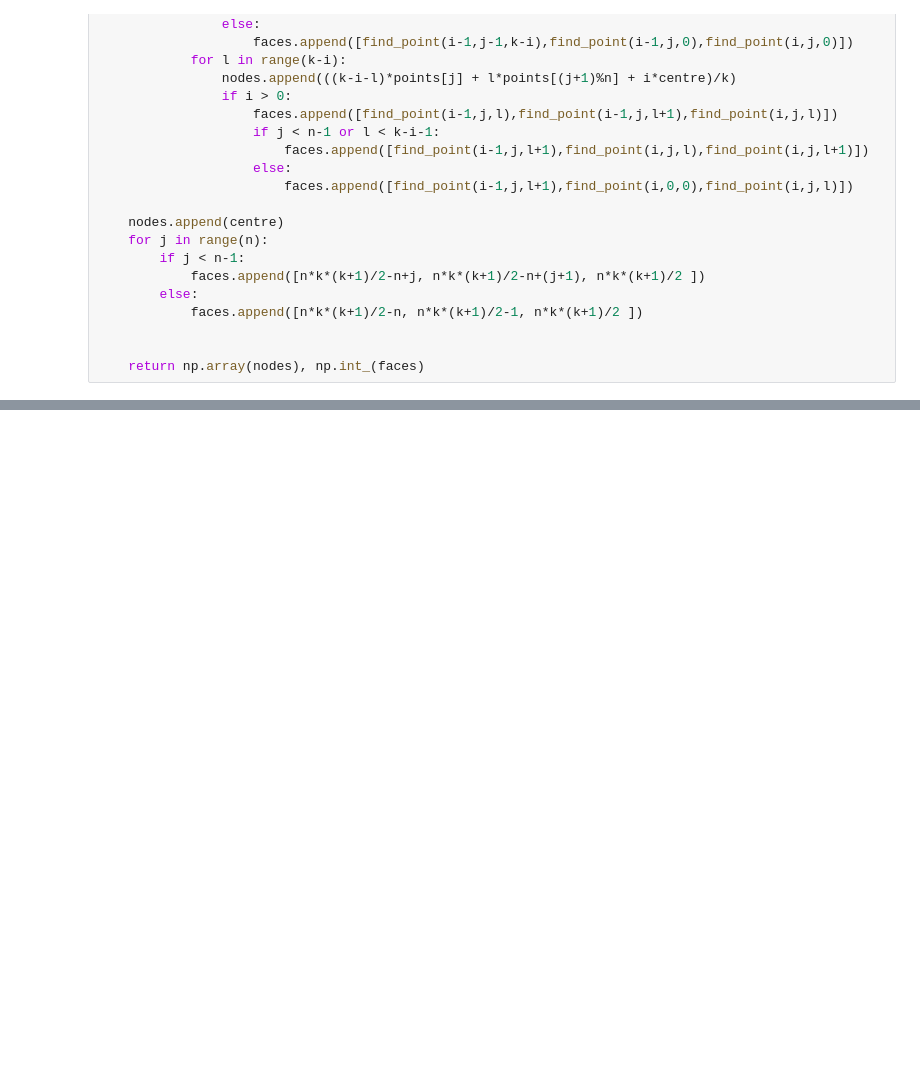
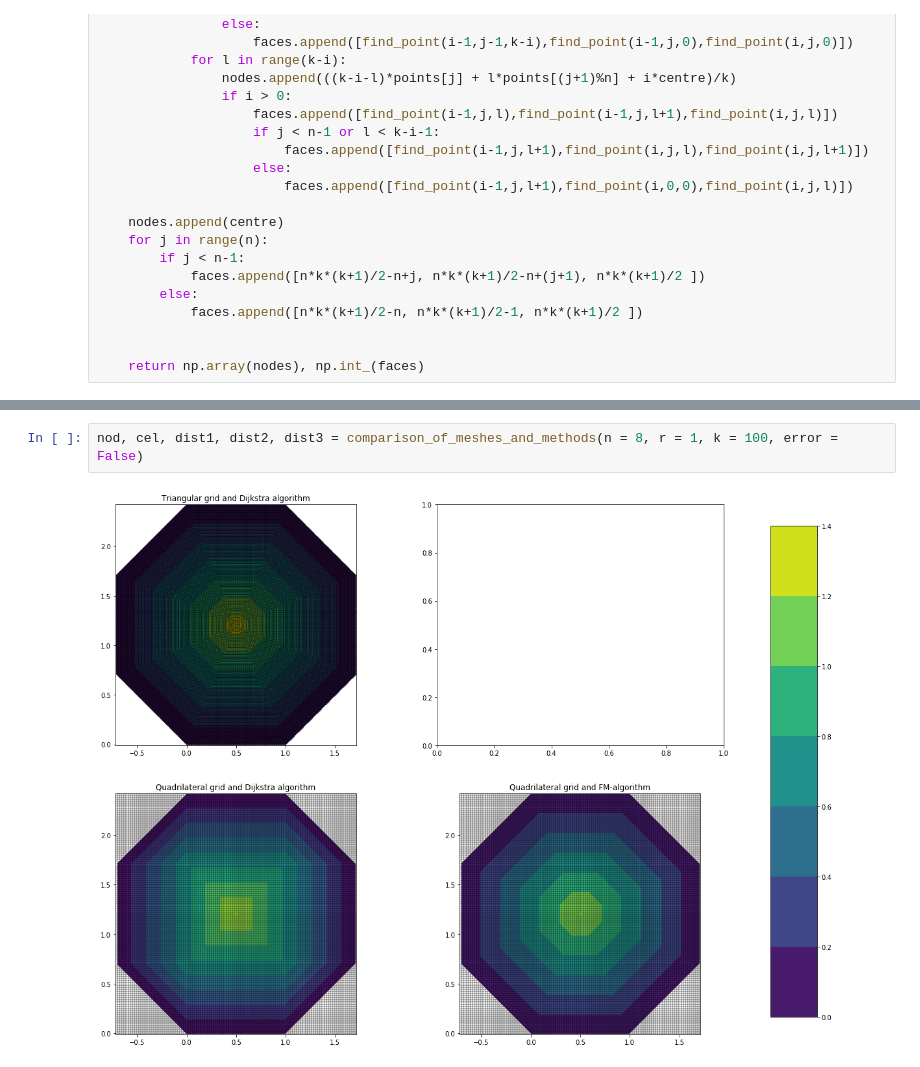
Before and after one commit to alexoblomov/fast_marching, a Jupyter notebook: Voronoi_iterations_on_regular_poly.ipynb, the cells around one changed output, grey strips where cells are left out. Cells and saved outputs as stored; diff of their text form; blank space fills up the shorter version.

```diff
--- a/Voronoi_iterations_on_regular_poly.ipynb
+++ b/Voronoi_iterations_on_regular_poly.ipynb
@@ -502,0 +652,4 @@ Voronoi_iterations_reg_poly(n = 7, r = 1, num_clus=5, mesh_f = 30, num_iter = 10
+# %%
+nod, cel, dist1, dist2, dist3 = comparison_of_meshes_and_methods(n = 8, r = 1, k = 100, error = False)
+# %% [output]
+[figure, added]
```
Also changed, not shown: parts of 9 cells of this notebook.
